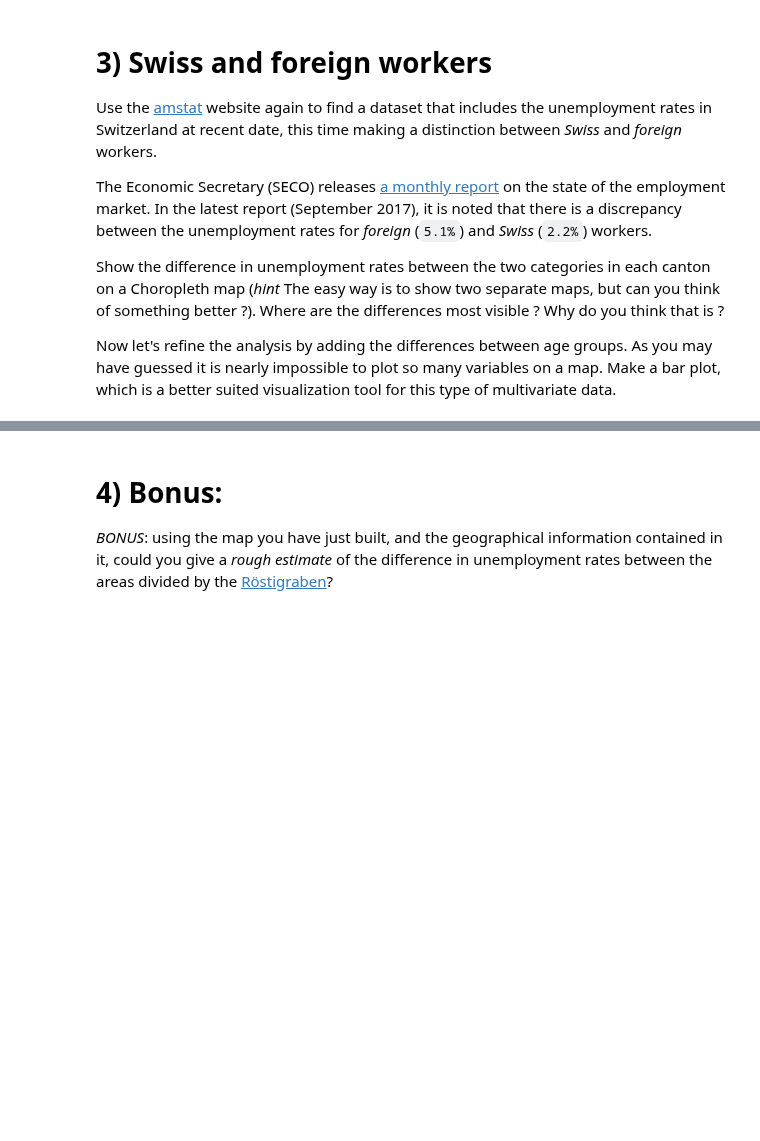
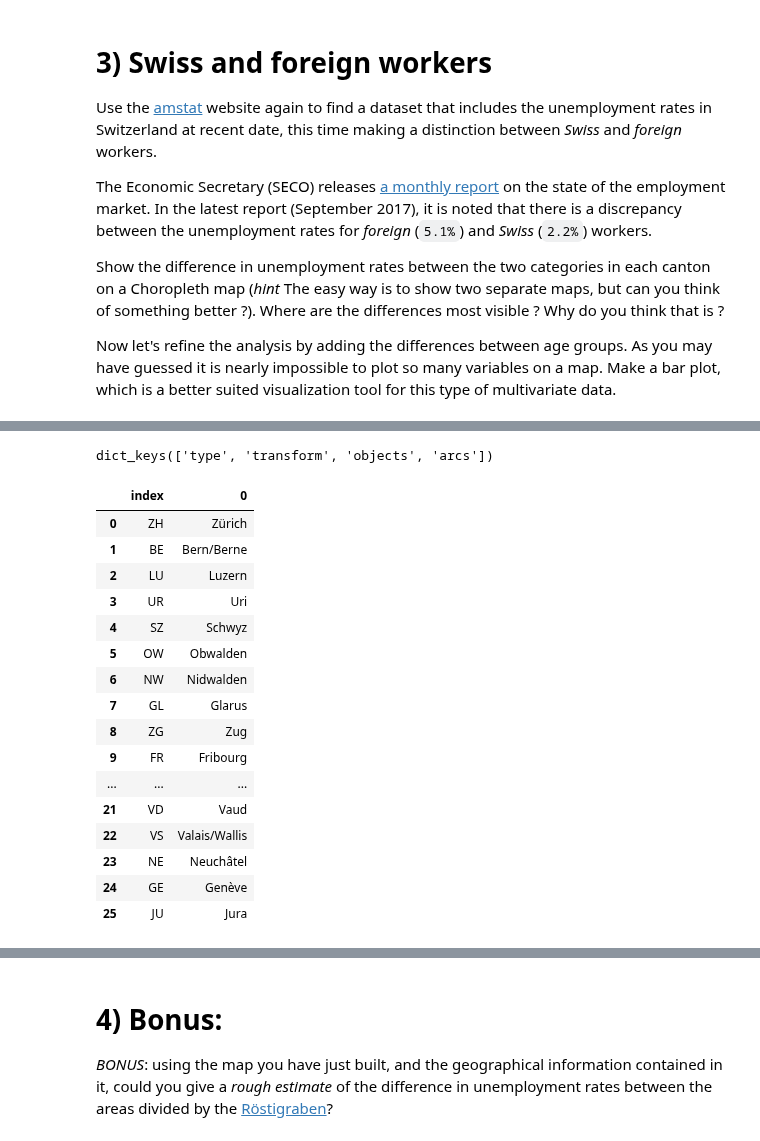
Before and after one commit to armand33/applied_data_analysis_2017, a Jupyter notebook: 03 - Interactive Viz/Homework 3.ipynb, the cells around one changed output, grey strips where cells are left out. Saved outputs shown, nothing was run; the diff lists cells and outputs as text; code cells hidden in the pictures; blank space fills up the shorter version.

```diff
--- a/03 - Interactive Viz/Homework 3.ipynb
+++ b/03 - Interactive Viz/Homework 3.ipynb
@@ -268,0 +295,3 @@ Use the [amstat](https://www.amstat.ch) website again to find a dataset that inc
+# %%
+topo_path = r'topojson/ch-cantons.topojson.json'
+topo_data = json.load(open(topo_path))
@@ -268,0 +304,32 @@ Use the [amstat](https://www.amstat.ch) website again to find a dataset that inc
+# %%
+topo_data.keys()
+# %% [output]
+dict_keys(['type', 'transform', 'objects', 'arcs'])
+# %%
+canton_names = []
+canton_codes = []
+for canton in topo_data["objects"]["cantons"]["geometries"]:
+    canton_names.append(canton["properties"]["name"])
+    canton_codes.append(canton["id"])
+# %%
+df_cantons = pd.DataFrame(canton_names,canton_codes)
+df_cantons.reset_index(inplace=True)
+df_cantons
+# %% [output]
+|  | index | 0 |
+| 0 | ZH | Zürich |
+| 1 | BE | Bern/Berne |
+| 2 | LU | Luzern |
+| 3 | UR | Uri |
+| 4 | SZ | Schwyz |
+| 5 | OW | Obwalden |
+| 6 | NW | Nidwalden |
+| 7 | GL | Glarus |
+| 8 | ZG | Zug |
+| 9 | FR | Fribourg |
+| ... | ... | ... |
+| 21 | VD | Vaud |
+| 22 | VS | Valais/Wallis |
+| 23 | NE | Neuchâtel |
+| 24 | GE | Genève |
+| 25 | JU | Jura |
```
Also changed, not shown: parts of 14 cells of this notebook, 3 other files.
